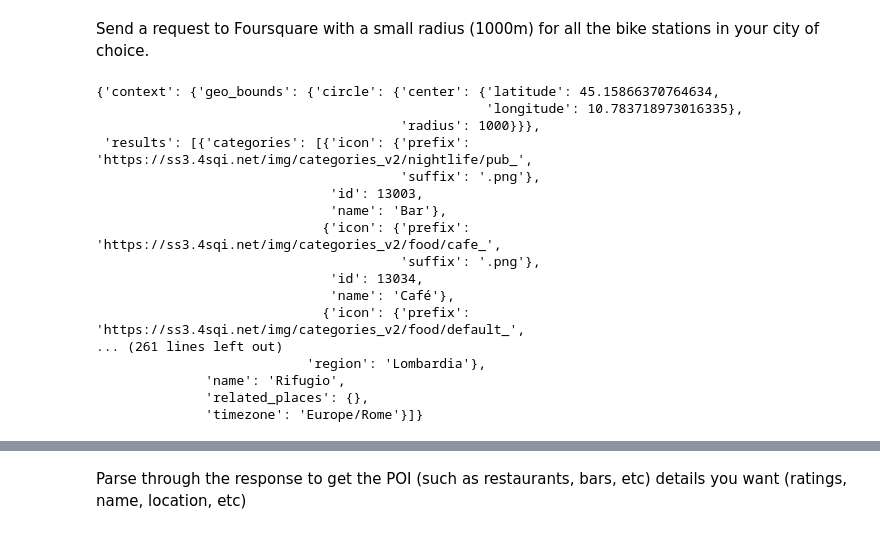
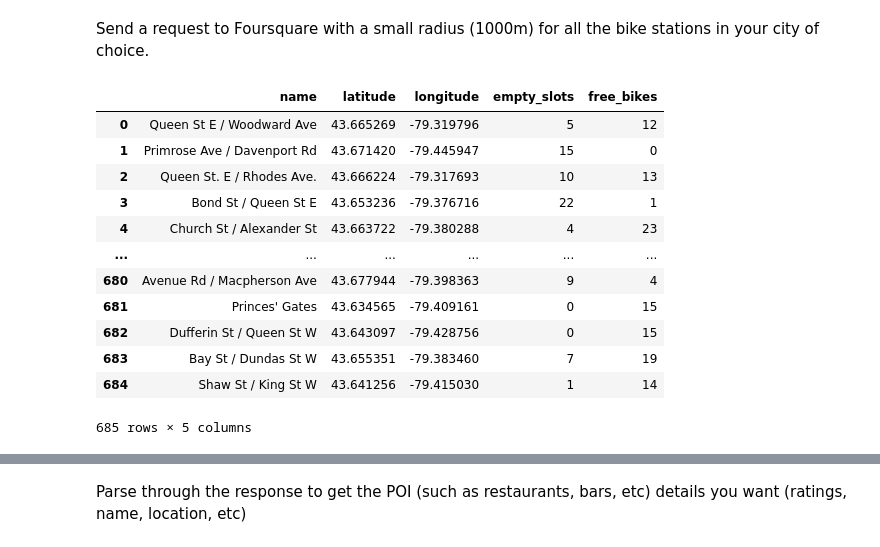
Before and after one commit to Ceeyhub/Statistical-Modelling-Project, a Jupyter notebook: notebooks/yelp_foursquare_EDA.ipynb, the cells around one changed output, grey strips where cells are left out. Cells and saved outputs as stored; diff of their text form; code cells hidden in the pictures.

```diff
--- a/notebooks/yelp_foursquare_EDA.ipynb
+++ b/notebooks/yelp_foursquare_EDA.ipynb
@@ -15,37 +11,0 @@ Send a request to Foursquare with a small radius (1000m) for all the bike statio
-# %%
-
-url = "https://api.foursquare.com/v3/places/search?query=restaurant&ll=45.15866370764634%2C10.783718973016335&radius=1000"
-
-#url = "https://api.foursquare.com/v3/places/search"
-headers = {
-    "accept": "application/json",
-    "Authorization": "fsq3twCI7l4mloSQPK8QK00YCDLCHJPNRsle/zUHYF59lLk="
-}
-#for row in df.iterrows():
-  #  lat_long = row["latitude"] + "," + row["longitude"]
-   # params = {
-   # "query": "restaurant",
-   # "radius": 1000,
-   # "ll":lat_long
-  #      }
-   #response = requests.get(url, headers=headers, params=params)
-
-pprint(response.json())
-# %% [output]
-{'context': {'geo_bounds': {'circle': {'center': {'latitude': 45.15866370764634,
-                                                  'longitude': 10.783718973016335},
-                                       'radius': 1000}}},
- 'results': [{'categories': [{'icon': {'prefix': 'https://ss3.4sqi.net/img/categories_v2/nightlife/pub_',
-                                       'suffix': '.png'},
-                              'id': 13003,
-                              'name': 'Bar'},
-                             {'icon': {'prefix': 'https://ss3.4sqi.net/img/categories_v2/food/cafe_',
-                                       'suffix': '.png'},
-                              'id': 13034,
-                              'name': 'Café'},
-                             {'icon': {'prefix': 'https://ss3.4sqi.net/img/categories_v2/food/default_',
-... (261 lines left out)
-                           'region': 'Lombardia'},
-              'name': 'Rifugio',
-              'related_places': {},
-              'timezone': 'Europe/Rome'}]}
@@ -51,0 +16,17 @@ pprint(response.json())
+# %%
+city_bike_df = pd.read_csv('city_bikes_output_file.csv')
+city_bike_df
+# %% [output]
+|  | name | latitude | longitude | empty_slots | free_bikes |
+| 0 | Queen St E / Woodward Ave | 43.665269 | -79.319796 | 5 | 12 |
+| 1 | Primrose Ave / Davenport Rd | 43.671420 | -79.445947 | 15 | 0 |
+| 2 | Queen St. E / Rhodes Ave. | 43.666224 | -79.317693 | 10 | 13 |
+| 3 | Bond St / Queen St E | 43.653236 | -79.376716 | 22 | 1 |
+| 4 | Church St / Alexander St | 43.663722 | -79.380288 | 4 | 23 |
+| ... | ... | ... | ... | ... | ... |
+| 680 | Avenue Rd / Macpherson Ave | 43.677944 | -79.398363 | 9 | 4 |
+| 681 | Princes' Gates | 43.634565 | -79.409161 | 0 | 15 |
+| 682 | Dufferin St / Queen St W | 43.643097 | -79.428756 | 0 | 15 |
+| 683 | Bay St / Dundas St W | 43.655351 | -79.383460 | 7 | 19 |
+| 684 | Shaw St / King St W | 43.641256 | -79.415030 | 1 | 14 |
+685 rows × 5 columns
```
Also changed, not shown: parts of 23 cells of this notebook, 7 other files.
